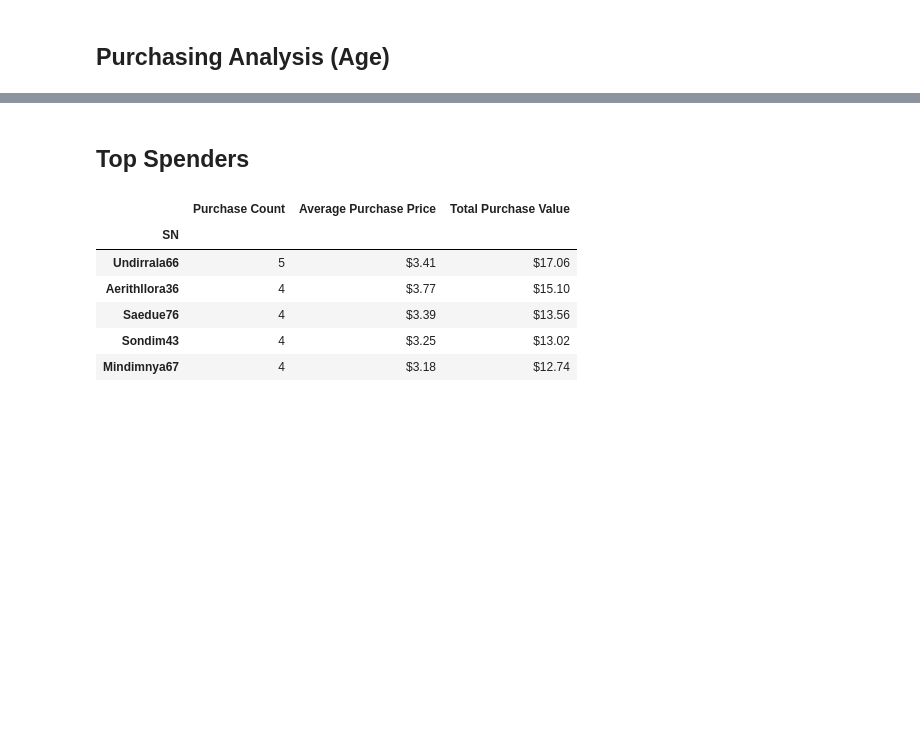
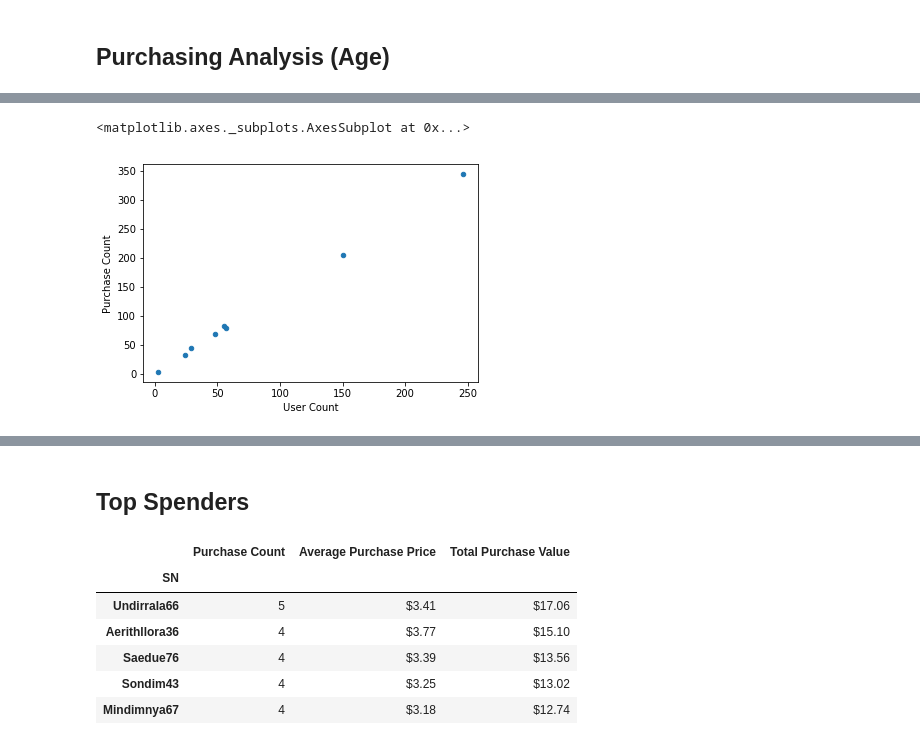
Before and after one commit to tokunami/pandas-hw, a Jupyter notebook: HeroesOfPymoli/myResult.ipynb, the cells around one changed output, grey strips where cells are left out. Drawn from its saved outputs; the diff is of its cells as text; code cells hidden in the pictures; blank space fills up the shorter version.

```diff
--- a/HeroesOfPymoli/myResult.ipynb
+++ b/HeroesOfPymoli/myResult.ipynb
@@ -186,0 +229,5 @@ purchaseAnal_ageRange[[
+# %%
+dataBySN_ageRange_df.plot.scatter(x='User Count', y='Purchase Count')
+# %% [output]
+<matplotlib.axes._subplots.AxesSubplot at 0x...>
+[figure, added]
```
Also changed, not shown: parts of 14 cells of this notebook.
